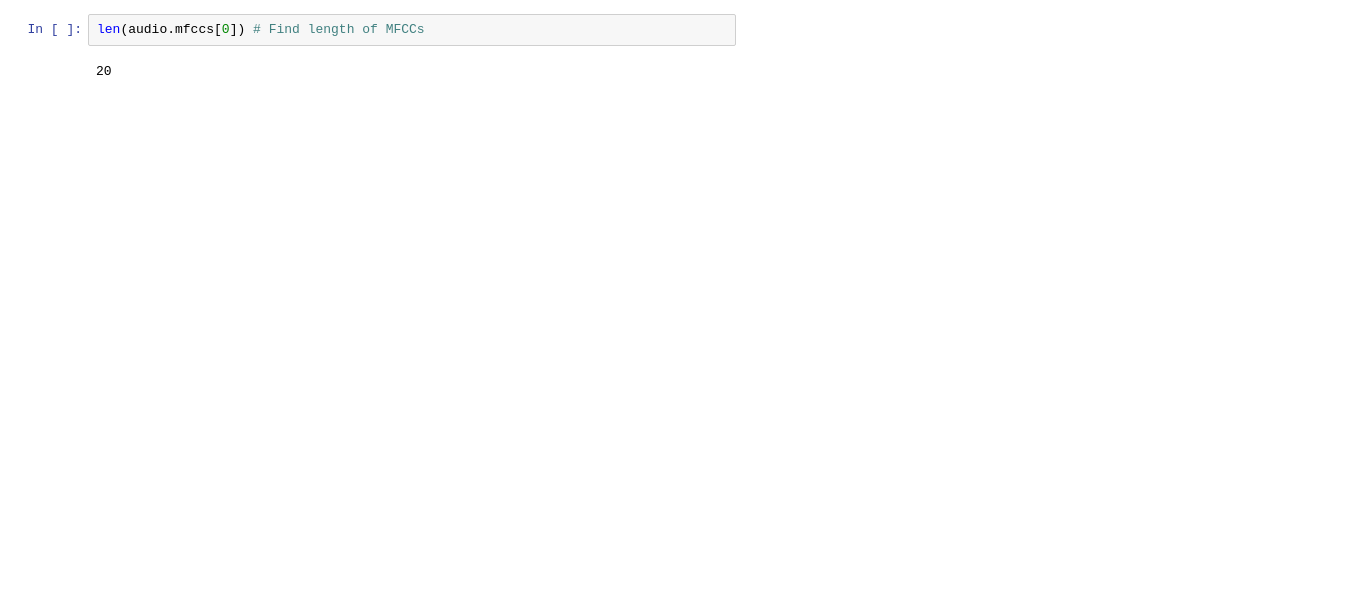
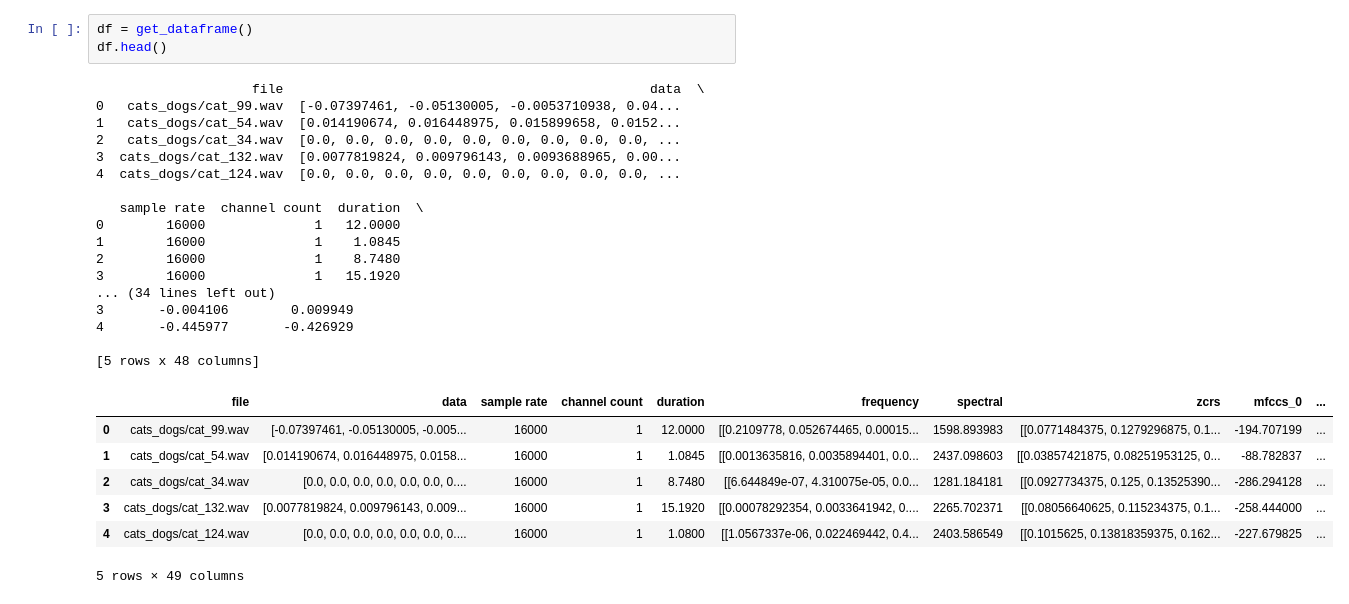
Before and after one commit to nelmaliki/ML-Pets, a Jupyter notebook: test.ipynb, the cells around one changed output. Saved outputs shown, nothing was run; the diff lists cells and outputs as text; blank space fills up the shorter version.

```diff
--- a/test.ipynb
+++ b/test.ipynb
@@ -72,4 +167,28 @@ audio.head()
 # %%
-len(audio.mfccs[0]) # Find length of MFCCs
+df = get_dataframe()
+df.head()
 # %% [output]
-20
+                    file                                               data  \
+0   cats_dogs/cat_99.wav  [-0.07397461, -0.05130005, -0.0053710938, 0.04...
+1   cats_dogs/cat_54.wav  [0.014190674, 0.016448975, 0.015899658, 0.0152...
+2   cats_dogs/cat_34.wav  [0.0, 0.0, 0.0, 0.0, 0.0, 0.0, 0.0, 0.0, 0.0, ...
+3  cats_dogs/cat_132.wav  [0.0077819824, 0.009796143, 0.0093688965, 0.00...
+4  cats_dogs/cat_124.wav  [0.0, 0.0, 0.0, 0.0, 0.0, 0.0, 0.0, 0.0, 0.0, ...
+
+   sample rate  channel count  duration  \
+0        16000              1   12.0000
+1        16000              1    1.0845
+2        16000              1    8.7480
+3        16000              1   15.1920
+... (34 lines left out)
+3       -0.004106        0.009949
+4       -0.445977       -0.426929
+
+[5 rows x 48 columns]
+|  | file | data | sample rate | channel count | duration | frequency | spectral | zcrs | mfccs_0 | ... |
+| 0 | cats_dogs/cat_99.wav | [-0.07397461, -0.05130005, -0.005... | 16000 | 1 | 12.0000 | [[0.2109778, 0.052674465, 0.00015... | 1598.893983 | [[0.0771484375, 0.1279296875, 0.1... | -194.707199 | ... |
+| 1 | cats_dogs/cat_54.wav | [0.014190674, 0.016448975, 0.0158... | 16000 | 1 | 1.0845 | [[0.0013635816, 0.0035894401, 0.0... | 2437.098603 | [[0.03857421875, 0.08251953125, 0... | -88.782837 | ... |
+| 2 | cats_dogs/cat_34.wav | [0.0, 0.0, 0.0, 0.0, 0.0, 0.0, 0.... | 16000 | 1 | 8.7480 | [[6.644849e-07, 4.310075e-05, 0.0... | 1281.184181 | [[0.0927734375, 0.125, 0.13525390... | -286.294128 | ... |
+| 3 | cats_dogs/cat_132.wav | [0.0077819824, 0.009796143, 0.009... | 16000 | 1 | 15.1920 | [[0.00078292354, 0.0033641942, 0.... | 2265.702371 | [[0.08056640625, 0.115234375, 0.1... | -258.444000 | ... |
+| 4 | cats_dogs/cat_124.wav | [0.0, 0.0, 0.0, 0.0, 0.0, 0.0, 0.... | 16000 | 1 | 1.0800 | [[1.0567337e-06, 0.022469442, 0.4... | 2403.586549 | [[0.1015625, 0.13818359375, 0.162... | -227.679825 | ... |
+5 rows × 49 columns
```
Also changed, not shown: parts of 18 cells of this notebook, 1 other file.
